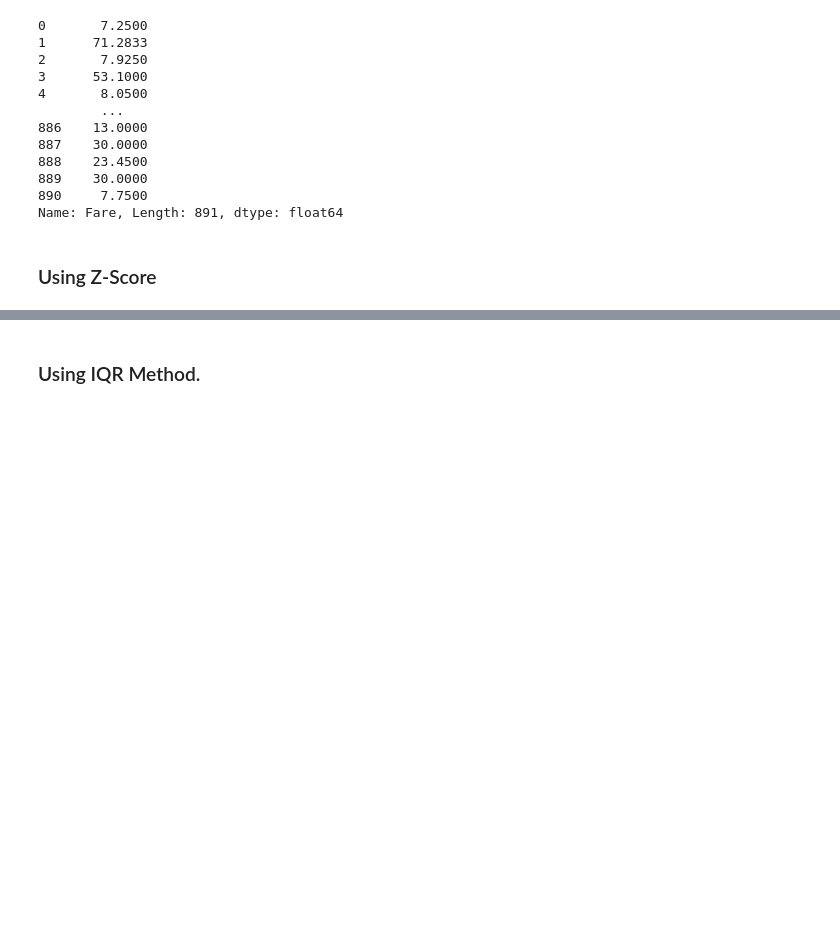
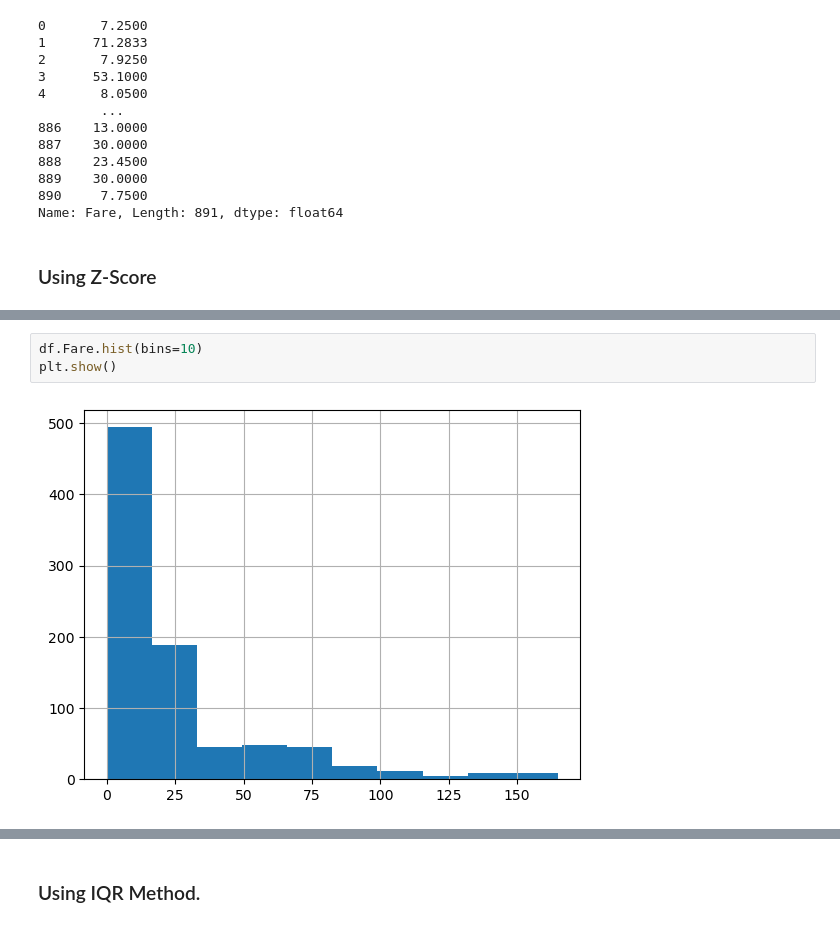
Before and after one commit to gauravgupta-epsilon/Data_Science-, a Jupyter notebook: Pandas for Data Science.ipynb, the cells around one changed output, grey strips where cells are left out. Drawn from its saved outputs; the diff is of its cells as text; blank space fills up the shorter version.

```diff
--- a/Pandas for Data Science.ipynb
+++ b/Pandas for Data Science.ipynb
@@ -321,0 +378,5 @@ Name: Fare, Length: 891, dtype: float64
+# %%
+df.Fare.hist(bins=10)
+plt.show()
+# %% [output]
+[figure, added]
```
Also changed, not shown: parts of 45 cells of this notebook.
